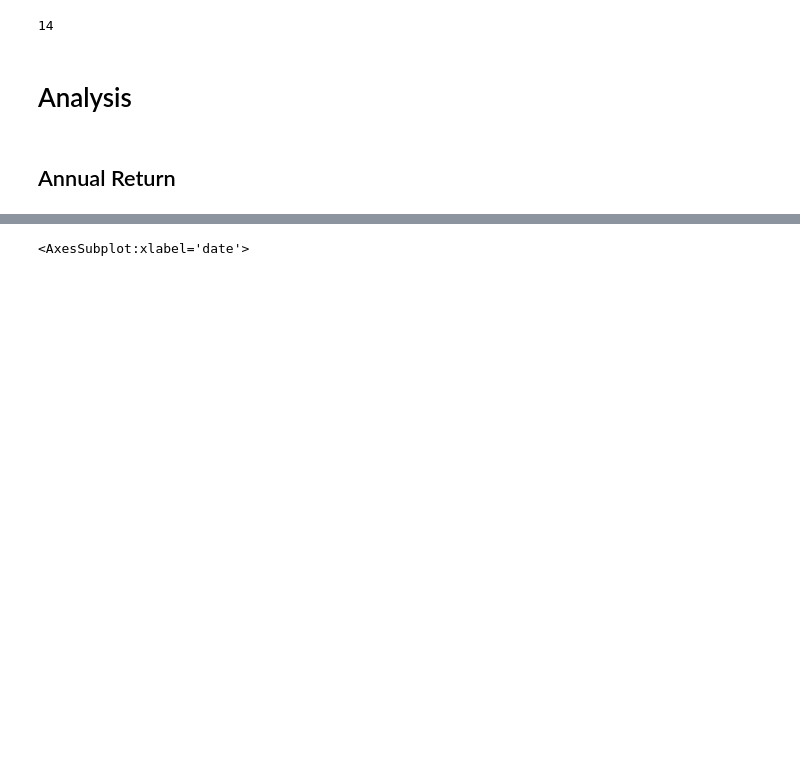
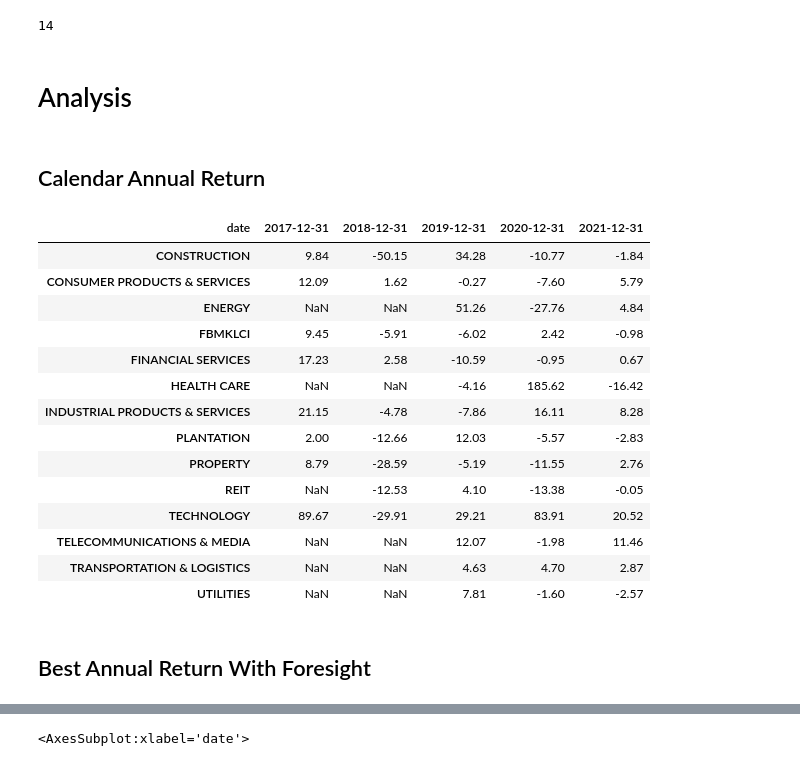
Before and after one commit to hsm207/bm_sector_rotation, a Jupyter notebook: notebooks/02_indices_analysis.ipynb, the cells around one changed output, grey strips where cells are left out. Drawn from its saved outputs; the diff is of its cells as text; code cells hidden in the pictures; blank space fills up the shorter version.

Commit message:
Calculate annual returns by calendar

```diff
--- a/notebooks/02_indices_analysis.ipynb
+++ b/notebooks/02_indices_analysis.ipynb
@@ -24,7 +24,31 @@ len(dfs)
 # %% [markdown]
 # Analysis
 # %% [markdown]
-## Annual Return
+## Calendar Annual Return
+# %%
+def calculate_calendar_annual_index_return(data):
+    index_name = data['name'][0]
+    return (data.resample("1Y").last()["close"].pct_change().to_frame().rename(columns = {"close": index_name}).dropna() * 100).round(2)
+# %%
+pd.concat([calculate_calendar_annual_index_return(df) for df in dfs], axis=1).T
+# %% [output]
+| date | 2017-12-31 | 2018-12-31 | 2019-12-31 | 2020-12-31 | 2021-12-31 |
+| CONSTRUCTION | 9.84 | -50.15 | 34.28 | -10.77 | -1.84 |
+| CONSUMER PRODUCTS & SERVICES | 12.09 | 1.62 | -0.27 | -7.60 | 5.79 |
+| ENERGY | NaN | NaN | 51.26 | -27.76 | 4.84 |
+| FBMKLCI | 9.45 | -5.91 | -6.02 | 2.42 | -0.98 |
+| FINANCIAL SERVICES | 17.23 | 2.58 | -10.59 | -0.95 | 0.67 |
+| HEALTH CARE | NaN | NaN | -4.16 | 185.62 | -16.42 |
+| INDUSTRIAL PRODUCTS & SERVICES | 21.15 | -4.78 | -7.86 | 16.11 | 8.28 |
+| PLANTATION | 2.00 | -12.66 | 12.03 | -5.57 | -2.83 |
+| PROPERTY | 8.79 | -28.59 | -5.19 | -11.55 | 2.76 |
+| REIT | NaN | -12.53 | 4.10 | -13.38 | -0.05 |
+| TECHNOLOGY | 89.67 | -29.91 | 29.21 | 83.91 | 20.52 |
+| TELECOMMUNICATIONS & MEDIA | NaN | NaN | 12.07 | -1.98 | 11.46 |
+| TRANSPORTATION & LOGISTICS | NaN | NaN | 4.63 | 4.70 | 2.87 |
+| UTILITIES | NaN | NaN | 7.81 | -1.60 | -2.57 |
+# %% [markdown]
+## Best Annual Return With Foresight
 # %%
 def extract_index(index_name):
     return [df for df in dfs if df['name'][0] == index_name][0]
```
Also changed, not shown: parts of 1 cell of this notebook.
